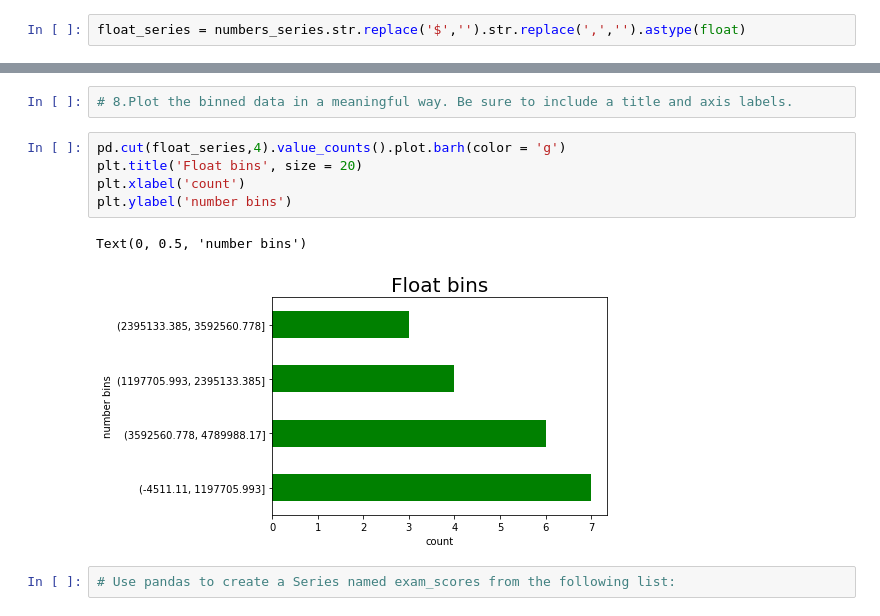
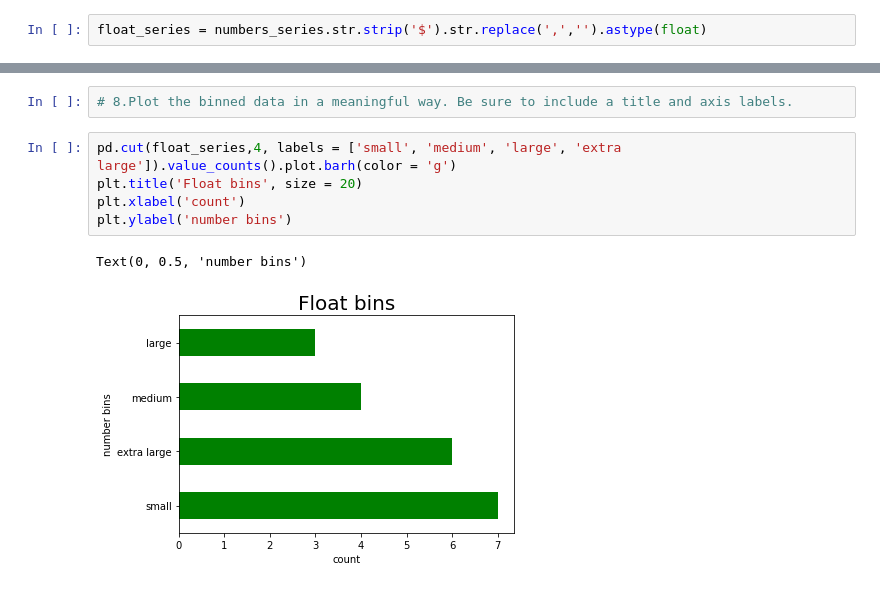
Before and after one commit to Chenchen070/numpy-pandas-visualization-exercises, a Jupyter notebook: pandas_series.ipynb, the cells around one changed output, grey strips where cells are left out. Drawn from its saved outputs; the diff is of its cells as text.

```diff
--- a/pandas_series.ipynb
+++ b/pandas_series.ipynb
@@ -443,7 +444,7 @@ pd.to_numeric(numbers_series.str.replace('$','').str.replace(',',''))
 19     452650.23
 dtype: float64
 # %%
-float_series = numbers_series.str.replace('$','').str.replace(',','').astype(float)
+float_series = numbers_series.str.strip('$').str.replace(',','').astype(float)
 # %%
 float_series
 # %% [output]
@@ -496,12 +497,10 @@ dtype: int64
 # %%
 # 8.Plot the binned data in a meaningful way. Be sure to include a title and axis labels.
 # %%
-pd.cut(float_series,4).value_counts().plot.barh(color = 'g')
+pd.cut(float_series,4, labels = ['small', 'medium', 'large', 'extra large']).value_counts().plot.barh(color = 'g')
 plt.title('Float bins', size = 20)
 plt.xlabel('count')
 plt.ylabel('number bins')
 # %% [output]
 Text(0, 0.5, 'number bins')
-[figure, old version]
+[figure, new version]
-# %%
-# Use pandas to create a Series named exam_scores from the following list:
```
Also changed, not shown: parts of 32 cells of this notebook.
